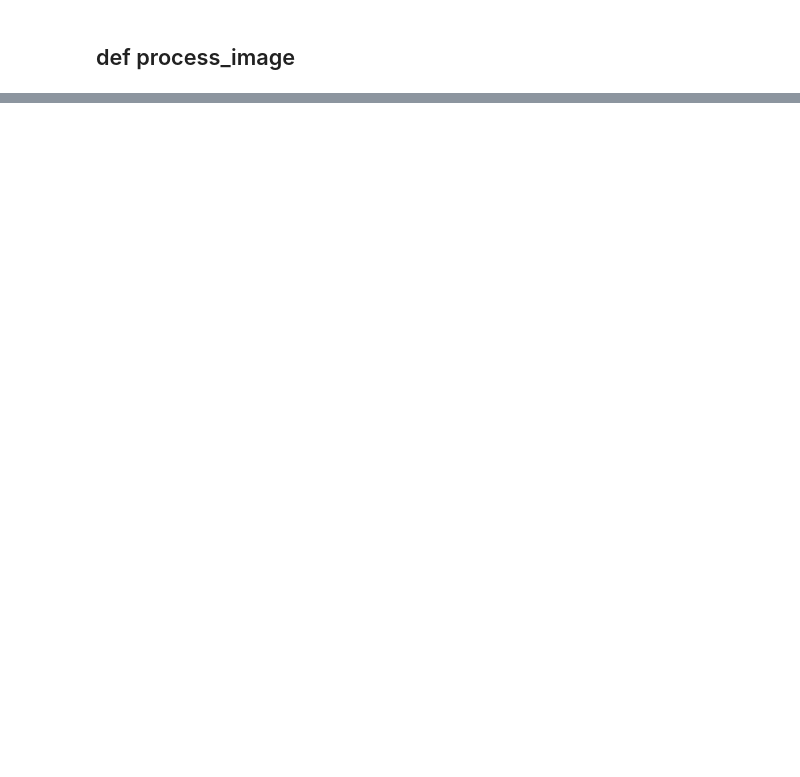
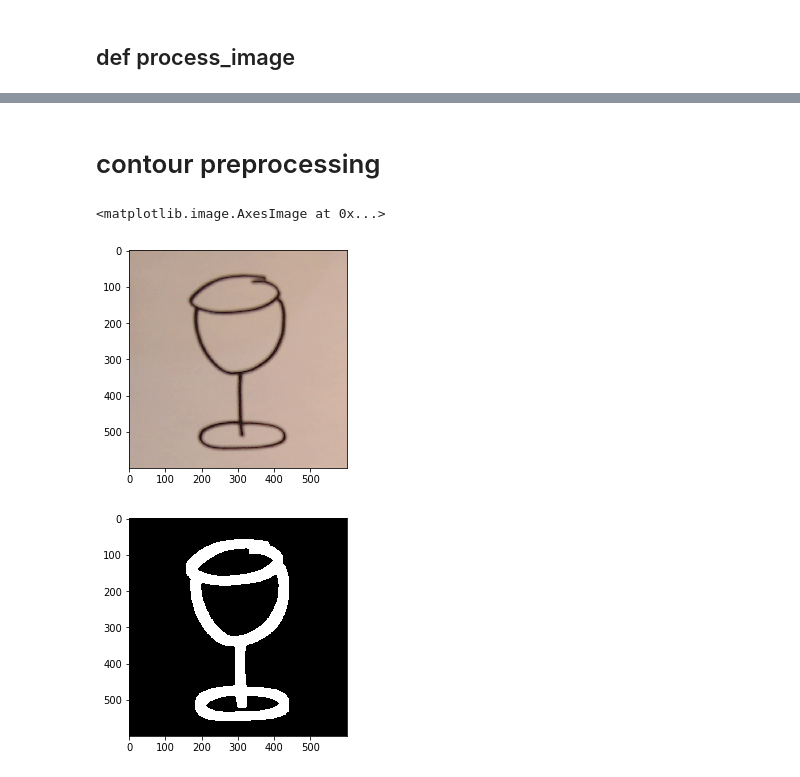
Before and after one commit to JohnHuangDS/Sketch-It, a Jupyter notebook: Image_Processing/Image Processing Notes.ipynb, the cells around one changed output, grey strips where cells are left out. Cells and saved outputs as stored; diff of their text form; code cells hidden in the pictures; blank space fills up the shorter version.

```diff
--- a/Image_Processing/Image Processing Notes.ipynb
+++ b/Image_Processing/Image Processing Notes.ipynb
@@ -24,0 +46,39 @@ NameError: name 'cv2' is not defined
+# %%
+def crop_image(frame):
+    img = processed_wine_glass
+
+    y = 0
+    x = 400
+    w = 600
+    h = 600
+    crop_img = frame[y:y+h, x:x+w]
+    return(crop_img)
+# %% [markdown]
+# contour preprocessing
+# %%
+def contour_preprocessing(frame, background_processed):
+    """Preprocessing image to find contours"""
+
+    #find the absolute difference between current frame and background frame
+    frame = cv2.absdiff(background_processed,frame)
+
+    #create a threshold to make the image black or white
+    thresh = cv2.threshold(frame, 50, 255, cv2.THRESH_BINARY)[1]
+
+    #dilate to increase thickeness of contours
+    dilate = cv2.dilate(thresh, None, iterations = 8)
+
+    return(dilate)
+# %%
+processed_wine_glass = process_image(wine_glass)
+processed_background = process_image(background)
+contour_image = contour_preprocessing(processed_wine_glass, processed_background)
+# %%
+plt.figure()
+plt.imshow(crop_image(wine_glass))
+plt.figure()
+plt.imshow(crop_image(contour_image), cmap = 'gray')
+# %% [output]
+<matplotlib.image.AxesImage at 0x...>
+[figure, added]
+[figure, added]
```
Also changed, not shown: parts of 11 cells of this notebook, 11 other files.
